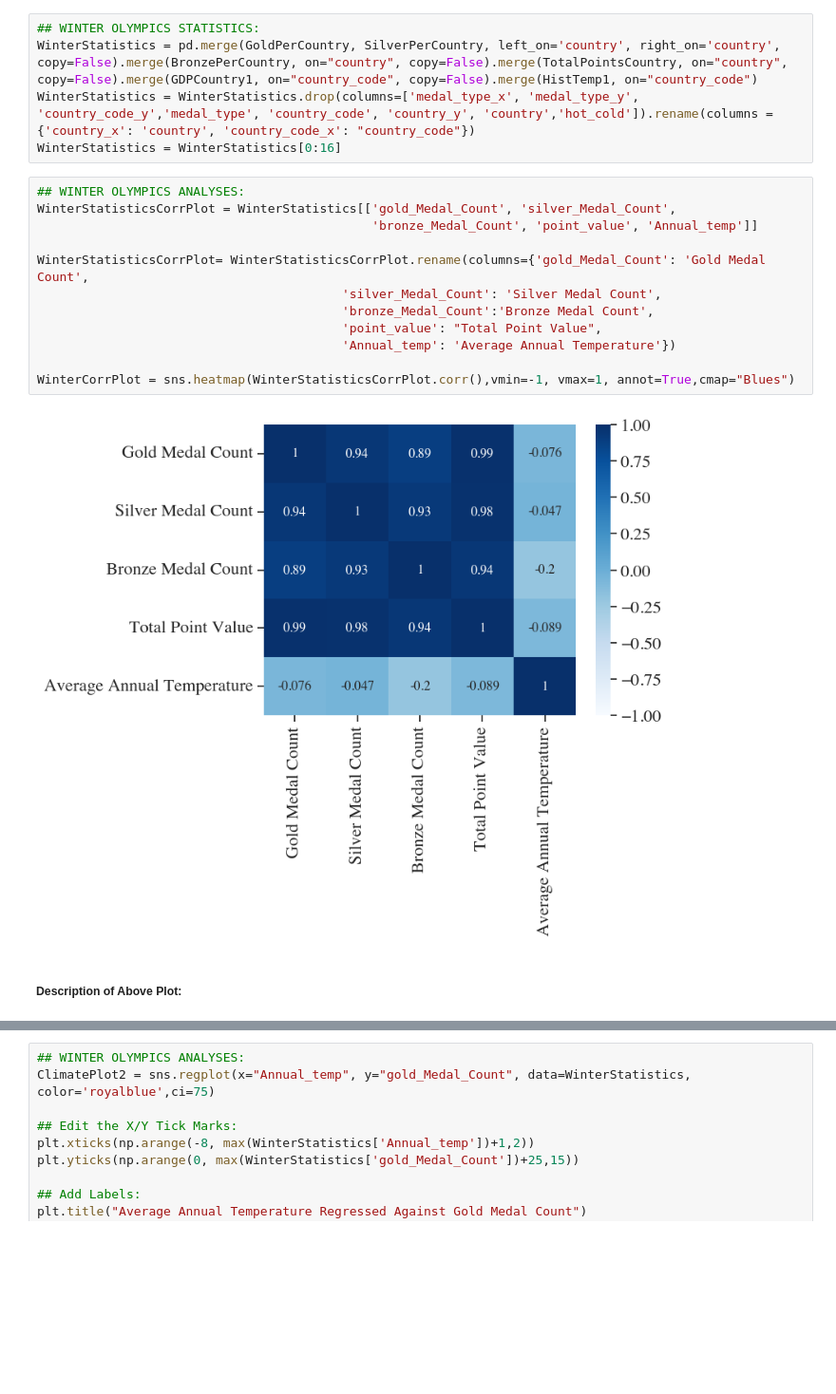
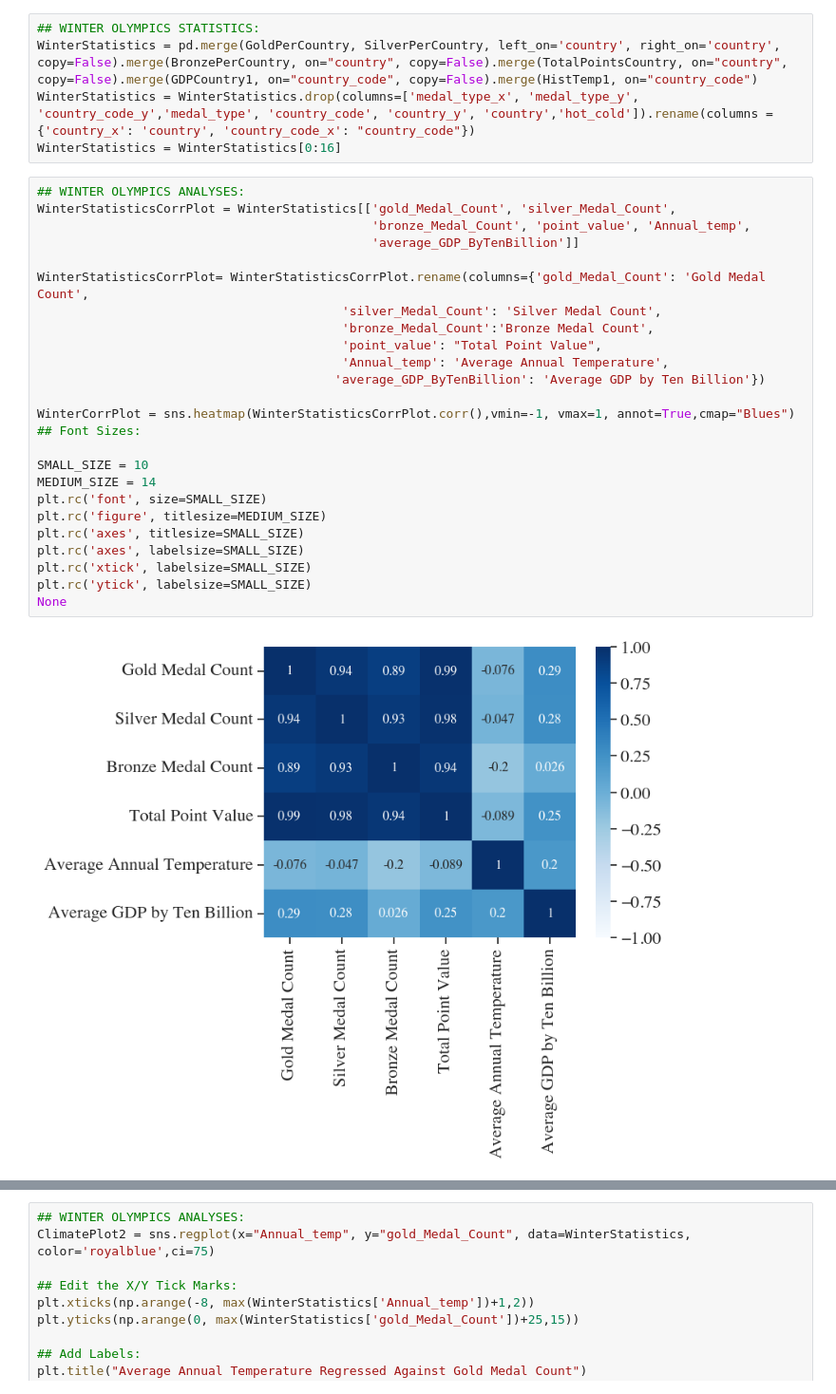
Before and after one commit to ubco-W2022T2-data301/project-group-group17, a Jupyter notebook: analysis/notebooks/analysis_cynthia.ipynb, the cells around one changed output, grey strips where cells are left out. Shown at 95% size. Drawn from its saved outputs; the diff is of its cells as text; blank space fills up the shorter version.

```diff
--- a/analysis/notebooks/analysis_cynthia.ipynb
+++ b/analysis/notebooks/analysis_cynthia.ipynb
@@ -676,16 +676,27 @@ WinterStatistics = WinterStatistics[0:16]
 # %%
 ## WINTER OLYMPICS ANALYSES:
 WinterStatisticsCorrPlot = WinterStatistics[['gold_Medal_Count', 'silver_Medal_Count',
-                                             'bronze_Medal_Count', 'point_value', 'Annual_temp']]
+                                             'bronze_Medal_Count', 'point_value', 'Annual_temp',
+                                             'average_GDP_ByTenBillion']]
 
 WinterStatisticsCorrPlot= WinterStatisticsCorrPlot.rename(columns={'gold_Medal_Count': 'Gold Medal Count',
                                          'silver_Medal_Count': 'Silver Medal Count',
                                          'bronze_Medal_Count':'Bronze Medal Count',
                                          'point_value': "Total Point Value",
-                                         'Annual_temp': 'Average Annual Temperature'})
+                                         'Annual_temp': 'Average Annual Temperature',
+                                        'average_GDP_ByTenBillion': 'Average GDP by Ten Billion'})
 
 WinterCorrPlot = sns.heatmap(WinterStatisticsCorrPlot.corr(),vmin=-1, vmax=1, annot=True,cmap="Blues")
+## Font Sizes:
+
+SMALL_SIZE = 10
+MEDIUM_SIZE = 14
+plt.rc('font', size=SMALL_SIZE)
+plt.rc('figure', titlesize=MEDIUM_SIZE)
+plt.rc('axes', titlesize=SMALL_SIZE)
+plt.rc('axes', labelsize=SMALL_SIZE)
+plt.rc('xtick', labelsize=SMALL_SIZE)
+plt.rc('ytick', labelsize=SMALL_SIZE)
+None
 # %% [output]
-[figure, old version]
+[figure, new version]
-# %% [markdown]
-##### Description of Above Plot:
```
Also changed, not shown: parts of 28 cells of this notebook.
